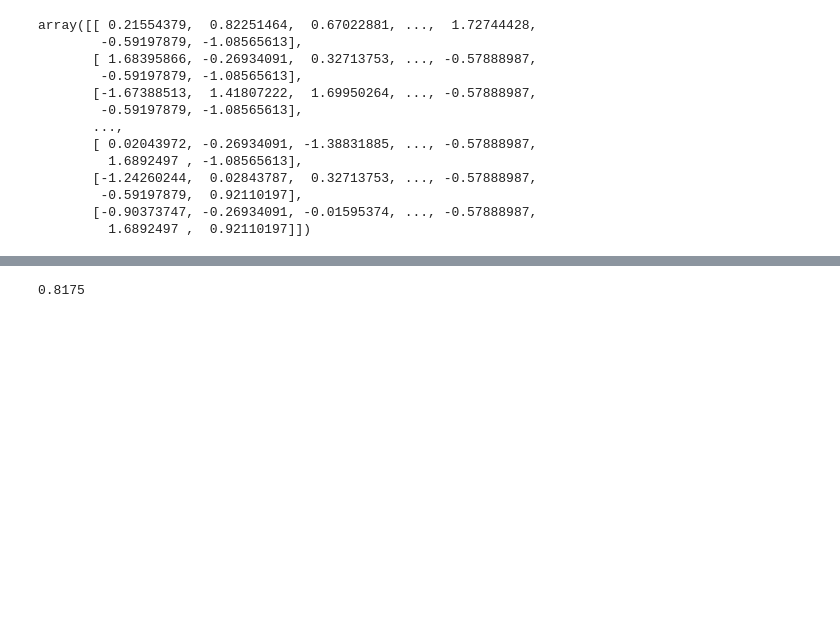
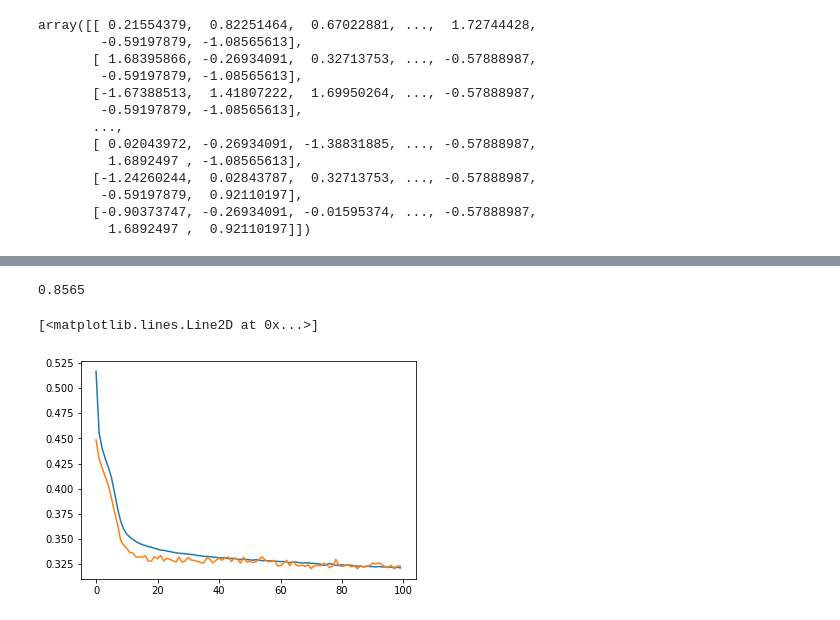
Before and after one commit to chwasiq0569/CustomerChurmPredictionDL, a Jupyter notebook: Customer_Churm_Prediction_Deep_Learning.ipynb, the cells around one changed output, grey strips where cells are left out. Saved outputs shown, nothing was run; the diff lists cells and outputs as text; code cells hidden in the pictures; blank space fills up the shorter version.

Commit message:
Improved Accuracy

```diff
--- a/Customer_Churm_Prediction_Deep_Learning.ipynb
+++ b/Customer_Churm_Prediction_Deep_Learning.ipynb
@@ -155,7 +155,8 @@ from tensorflow.keras.layers import Dense
 # %%
 model = Sequential()
 
-model.add(Dense(3, activation='sigmoid', input_dim=11))
+model.add(Dense(11, activation='relu', input_dim=11))
+model.add(Dense(11, activation='relu'))
 model.add(Dense(1, activation='sigmoid'))
 # %%
 model.summary()
@@ -174,7 +177,7 @@ Trainable params: 40
 Non-trainable params: 0
 _________________________________________________________________
 # %%
-model.compile(loss='binary_crossentropy', optimizer='Adam')
+model.compile(loss='binary_crossentropy', optimizer='Adam', metrics=['accuracy'])
 # %%
-model.fit(X_train_scaled, y_train, epochs=10)
+history = model.fit(X_train_scaled, y_train, epochs=100, validation_split=0.2)
 # %% [output]
@@ -228,4 +246,12 @@ y_pred = np.where(y_log > 0.5, 1, 0)
 from sklearn.metrics import accuracy_score
 accuracy_score(y_test, y_pred)
 # %% [output]
-0.8175
+0.8565
+# %%
+import matplotlib.pyplot as plt
+
+plt.plot(history.history['loss'])
+plt.plot(history.history['val_loss'])
+# %% [output]
+[<matplotlib.lines.Line2D at 0x...>]
+[figure, added]
```
Also changed, not shown: parts of 5 cells of this notebook.
